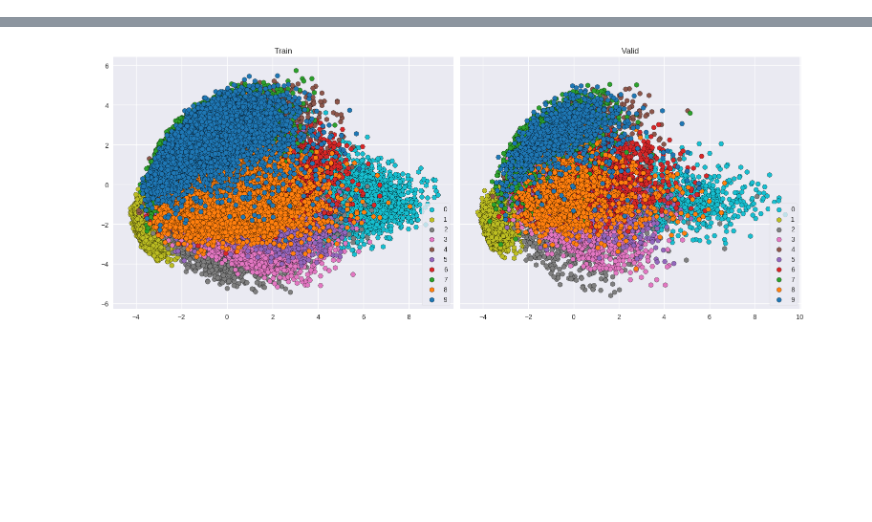
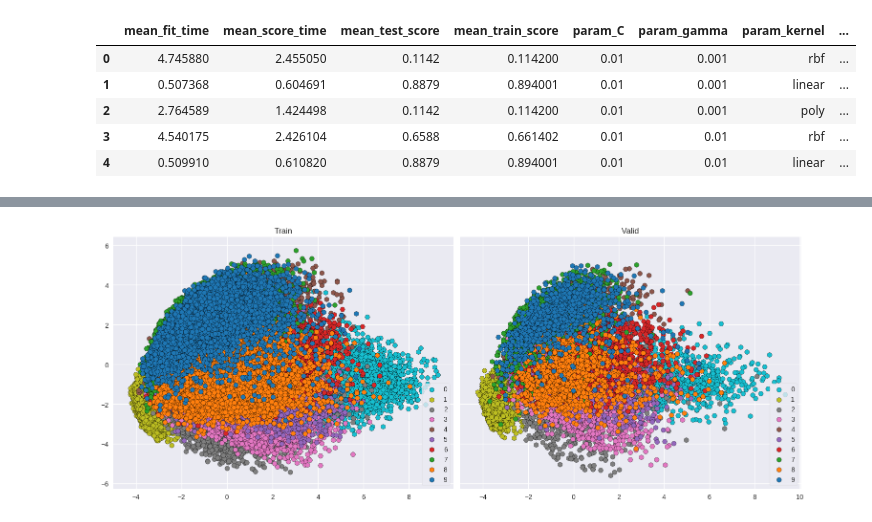
Before and after one commit to amoshyc/ccu-multimedia, a Jupyter notebook: hw2/mnist.ipynb, the cells around one changed output, grey strips where cells are left out. Cells and saved outputs as stored; diff of their text form; code cells hidden in the pictures; blank space fills up the shorter version.

```diff
--- a/hw2/mnist.ipynb
+++ b/hw2/mnist.ipynb
@@ -108,0 +83,13 @@ print(clf.best_params_)
+# %%
+with open('gridcv.pkl', 'rb') as f:
+    clf = pickle.load(f)
+
+data = pd.DataFrame(clf.cv_results_)
+data.head()
+# %% [output]
+|  | mean_fit_time | mean_score_time | mean_test_score | mean_train_score | param_C | param_gamma | param_kernel | ... |
+| 0 | 4.745880 | 2.455050 | 0.1142 | 0.114200 | 0.01 | 0.001 | rbf | ... |
+| 1 | 0.507368 | 0.604691 | 0.8879 | 0.894001 | 0.01 | 0.001 | linear | ... |
+| 2 | 2.764589 | 1.424498 | 0.1142 | 0.114200 | 0.01 | 0.001 | poly | ... |
+| 3 | 4.540175 | 2.426104 | 0.6588 | 0.661402 | 0.01 | 0.01 | rbf | ... |
+| 4 | 0.509910 | 0.610820 | 0.8879 | 0.894001 | 0.01 | 0.01 | linear | ... |
```
Also changed, not shown: parts of 7 cells of this notebook, 1 other file.
